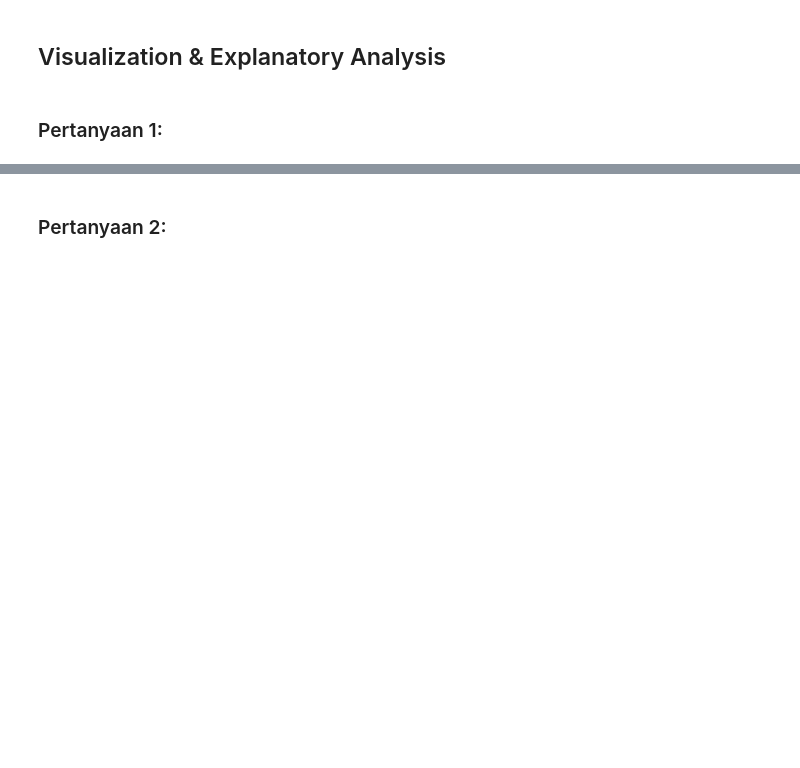
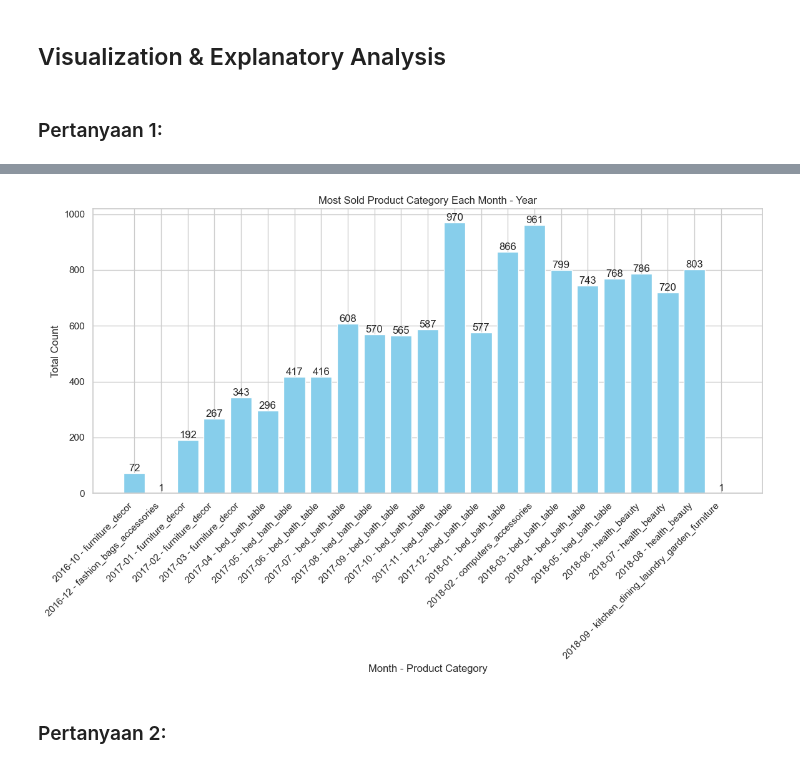
Before and after one commit to karna0811-bd/dicoding-assessment, a Jupyter notebook: notebook.ipynb, the cells around one changed output, grey strips where cells are left out. Cells and saved outputs as stored; diff of their text form; code cells hidden in the pictures; blank space fills up the shorter version.

```diff
--- a/notebook.ipynb
+++ b/notebook.ipynb
@@ -121,2 +301,22 @@ order_items_df.head()
+# %%
+# Create a bar chart
+plt.figure(figsize=(12, 8))
+bar_plot = plt.bar(df['month'].astype(str) + ' - ' + df['product_category_name_english'], df['total_count'], color='skyblue')
+
+# Format x-axis ticks and labels for better readability
+plt.xticks(rotation=45, ha='right')
+plt.xlabel('Month - Product Category')
+plt.ylabel('Total Count')
+plt.title('Most Sold Product Category Each Month - Year')
+
+# Add data labels on top of the bars
+for bar in bar_plot:
+    yval = bar.get_height()
+    plt.text(bar.get_x() + bar.get_width()/2, yval, round(yval, 2), ha='center', va='bottom')
+
+plt.tight_layout()
+plt.show()
+# %% [output]
+[figure, added]
 # %% [markdown]
 ### Pertanyaan 2:
```
Also changed, not shown: parts of 17 cells of this notebook, 3 other files.
